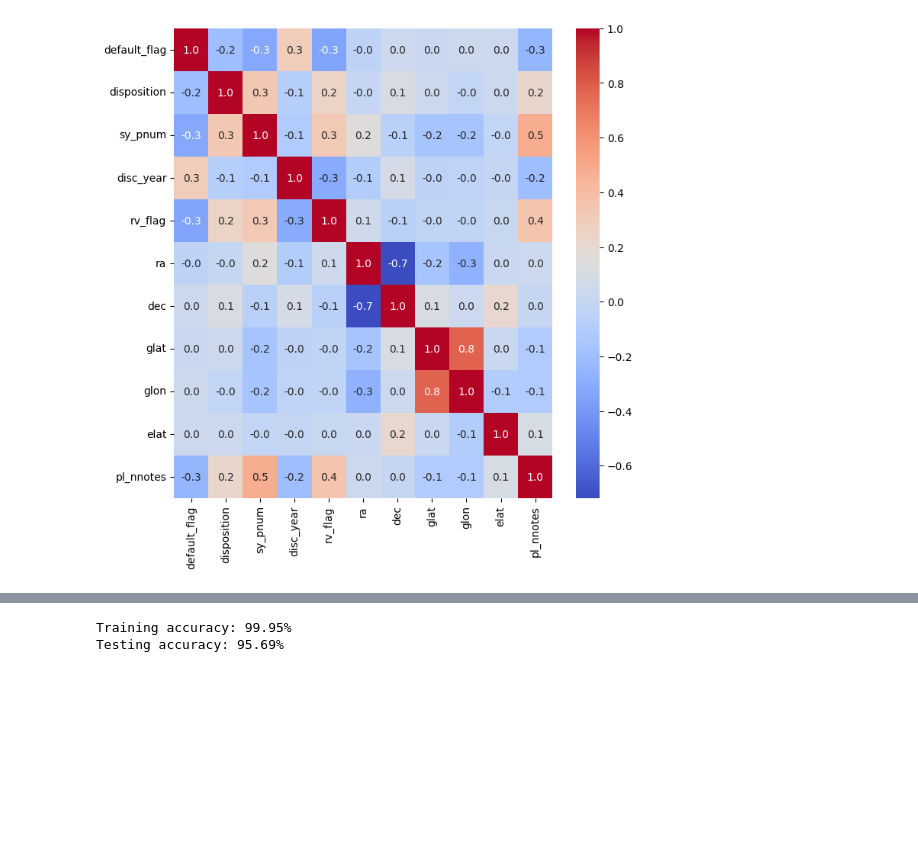
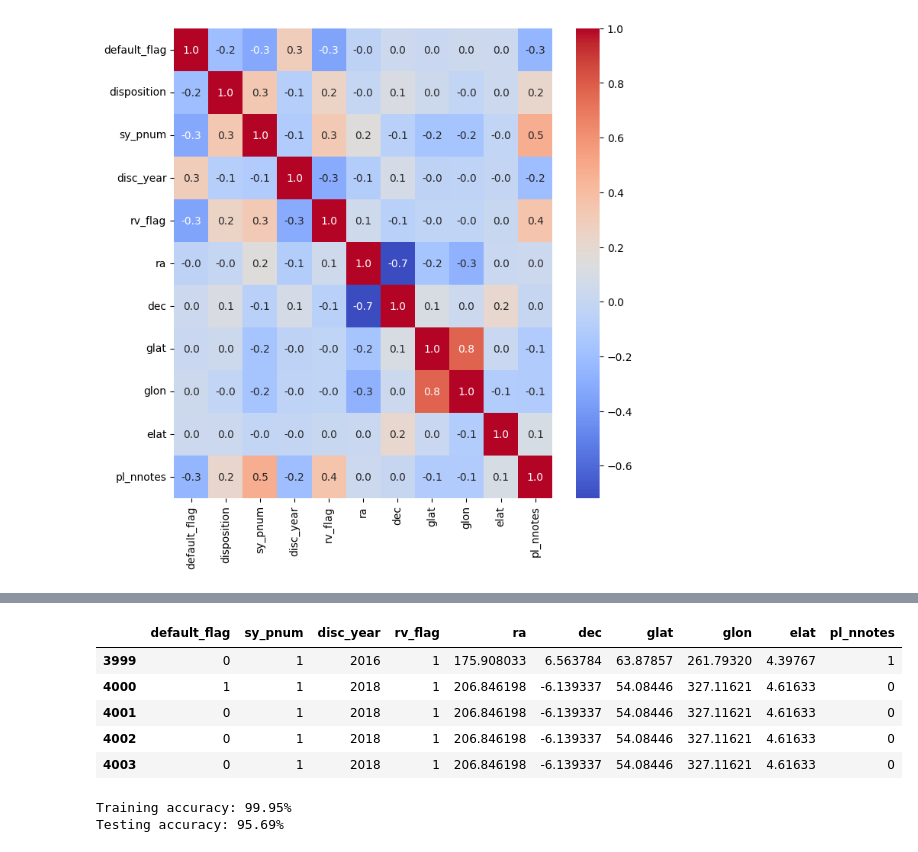
Before and after one commit to hieupt810/nasa_exoplanets_classification, a Jupyter notebook: jupyter/k2.ipynb, the cells around one changed output, grey strips where cells are left out. Saved outputs shown, nothing was run; the diff lists cells and outputs as text; code cells hidden in the pictures; blank space fills up the shorter version.

```diff
--- a/jupyter/k2.ipynb
+++ b/jupyter/k2.ipynb
@@ -128 +154,10 @@ X = df.drop(columns=[COLUMN_FOR_CLASSIFICATION], axis=1)
+# %%
+X.tail()
+# %% [output]
+|  | default_flag | sy_pnum | disc_year | rv_flag | ra | dec | glat | glon | elat | pl_nnotes |
+| 3999 | 0 | 1 | 2016 | 1 | 175.908033 | 6.563784 | 63.87857 | 261.79320 | 4.39767 | 1 |
+| 4000 | 1 | 1 | 2018 | 1 | 206.846198 | -6.139337 | 54.08446 | 327.11621 | 4.61633 | 0 |
+| 4001 | 0 | 1 | 2018 | 1 | 206.846198 | -6.139337 | 54.08446 | 327.11621 | 4.61633 | 0 |
+| 4002 | 0 | 1 | 2018 | 1 | 206.846198 | -6.139337 | 54.08446 | 327.11621 | 4.61633 | 0 |
+| 4003 | 0 | 1 | 2018 | 1 | 206.846198 | -6.139337 | 54.08446 | 327.11621 | 4.61633 | 0 |
 # %%
```
Also changed, not shown: parts of 15 cells of this notebook, 4 other files.
